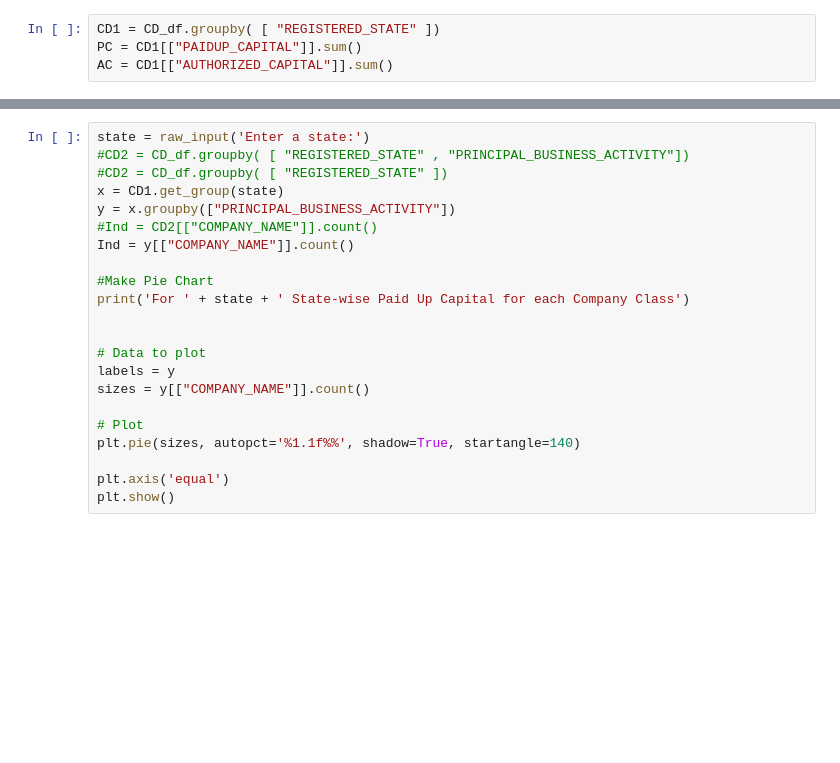
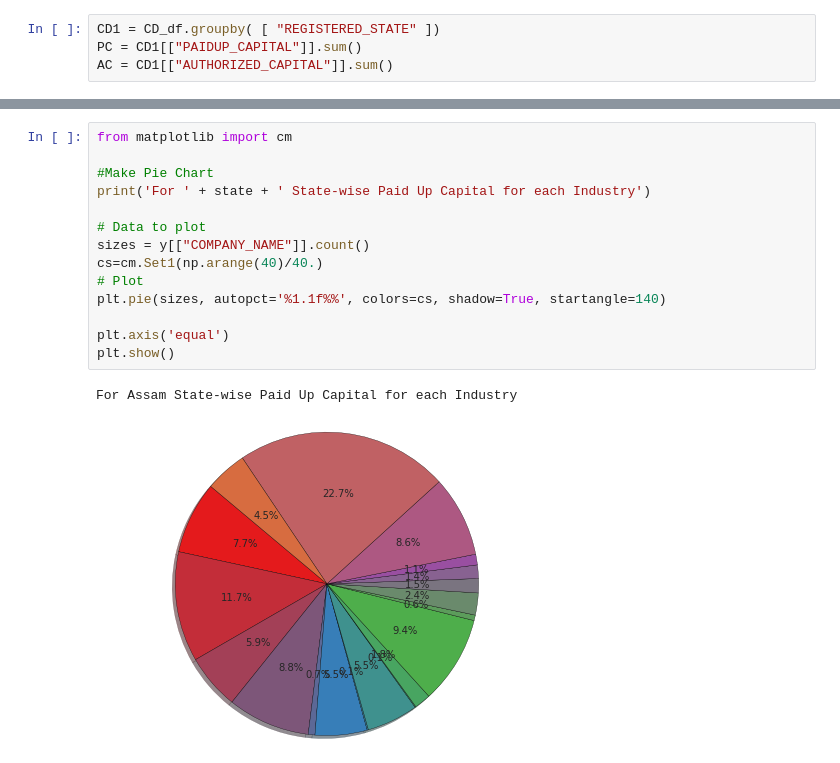
Before and after one commit to MISCIS-Projects/CIS528_Project, a Jupyter notebook: Company_Data _Details.ipynb, the cells around one changed output, grey strips where cells are left out. Drawn from its saved outputs; the diff is of its cells as text; blank space fills up the shorter version.

```diff
--- a/Company_Data _Details.ipynb
+++ b/Company_Data _Details.ipynb
@@ -61,22 +95,17 @@ sns.factorplot(x='REGISTERED_STATE', y='AUTHORIZED_CAPITAL', hue='COMPANY_CLASS'
 # %%
-state = raw_input('Enter a state:')
-#CD2 = CD_df.groupby( [ "REGISTERED_STATE" , "PRINCIPAL_BUSINESS_ACTIVITY"])
-#CD2 = CD_df.groupby( [ "REGISTERED_STATE" ])
-x = CD1.get_group(state)
-y = x.groupby(["PRINCIPAL_BUSINESS_ACTIVITY"])
-#Ind = CD2[["COMPANY_NAME"]].count()
-Ind = y[["COMPANY_NAME"]].count()
+from matplotlib import cm
 
 #Make Pie Chart
-print('For ' + state + ' State-wise Paid Up Capital for each Company Class')
-
+print('For ' + state + ' State-wise Paid Up Capital for each Industry')
 
 # Data to plot
-labels = y
 sizes = y[["COMPANY_NAME"]].count()
-
+cs=cm.Set1(np.arange(40)/40.)
 # Plot
-plt.pie(sizes, autopct='%1.1f%%', shadow=True, startangle=140)
+plt.pie(sizes, autopct='%1.1f%%', colors=cs, shadow=True, startangle=140)
 
 plt.axis('equal')
 plt.show()
+# %% [output]
+For Assam State-wise Paid Up Capital for each Industry
+[figure, added]
```
Also changed, not shown: parts of 15 cells of this notebook.
